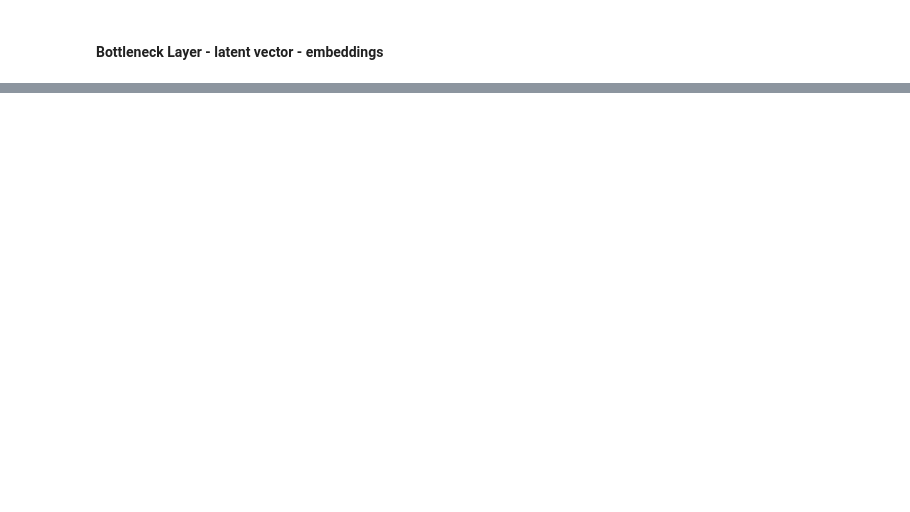
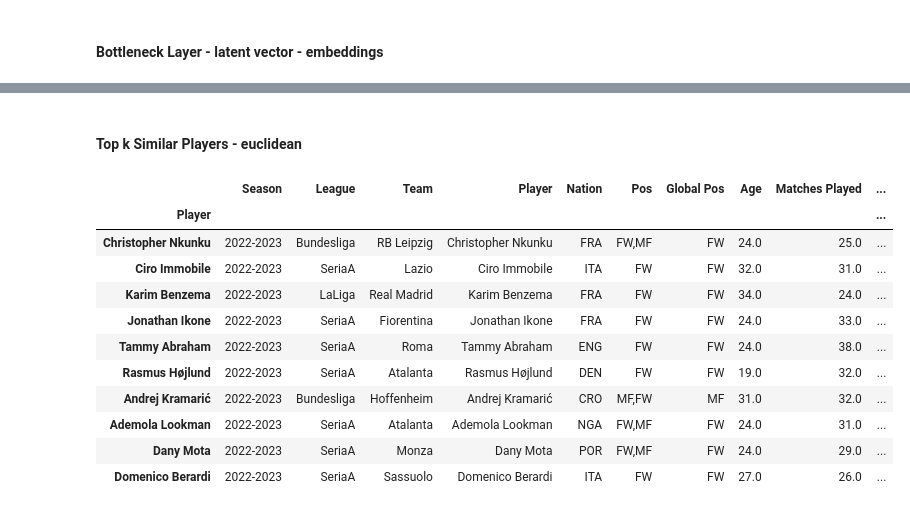
Before and after one commit to allorenz/football-player-similarity, a Jupyter notebook: src/weighted_autoencoder.ipynb, the cells around one changed output, grey strips where cells are left out. Cells and saved outputs as stored; diff of their text form; code cells hidden in the pictures; blank space fills up the shorter version.

```diff
--- a/src/weighted_autoencoder.ipynb
+++ b/src/weighted_autoencoder.ipynb
@@ -201 +198,26 @@ top_k_similar_players
 | Dany Mota | 2022-2023 | SeriaA | Monza | Dany Mota | POR | FW,MF | FW | 24.0 | 29.0 | ... |
+# %% [markdown]
+#### Top k Similar Players - euclidean
+# %%
+top_k_similar_players_euclidean = utils.get_top_k_similar_players(
+    embeddings=embeddings,
+    query_index=795,
+    player_info=player_info,
+    top_k=10,
+    distance_metric='euclidean'
+)
+
+top_k_similar_players_euclidean
+# %% [output]
+|  | Season | League | Team | Player | Nation | Pos | Global Pos | Age | Matches Played | ... |
+| Player |  |  |  |  |  |  |  |  |  | ... |
+| Christopher Nkunku | 2022-2023 | Bundesliga | RB Leipzig | Christopher Nkunku | FRA | FW,MF | FW | 24.0 | 25.0 | ... |
+| Ciro Immobile | 2022-2023 | SeriaA | Lazio | Ciro Immobile | ITA | FW | FW | 32.0 | 31.0 | ... |
+| Karim Benzema | 2022-2023 | LaLiga | Real Madrid | Karim Benzema | FRA | FW | FW | 34.0 | 24.0 | ... |
+| Jonathan Ikone | 2022-2023 | SeriaA | Fiorentina | Jonathan Ikone | FRA | FW | FW | 24.0 | 33.0 | ... |
+| Tammy Abraham | 2022-2023 | SeriaA | Roma | Tammy Abraham | ENG | FW | FW | 24.0 | 38.0 | ... |
+| Rasmus Højlund | 2022-2023 | SeriaA | Atalanta | Rasmus Højlund | DEN | FW | FW | 19.0 | 32.0 | ... |
+| Andrej Kramarić | 2022-2023 | Bundesliga | Hoffenheim | Andrej Kramarić | CRO | MF,FW | MF | 31.0 | 32.0 | ... |
+| Ademola Lookman | 2022-2023 | SeriaA | Atalanta | Ademola Lookman | NGA | FW,MF | FW | 24.0 | 31.0 | ... |
+| Dany Mota | 2022-2023 | SeriaA | Monza | Dany Mota | POR | FW,MF | FW | 24.0 | 29.0 | ... |
+| Domenico Berardi | 2022-2023 | SeriaA | Sassuolo | Domenico Berardi | ITA | FW | FW | 27.0 | 26.0 | ... |
```
Also changed, not shown: parts of 16 cells of this notebook, 2 other files.
